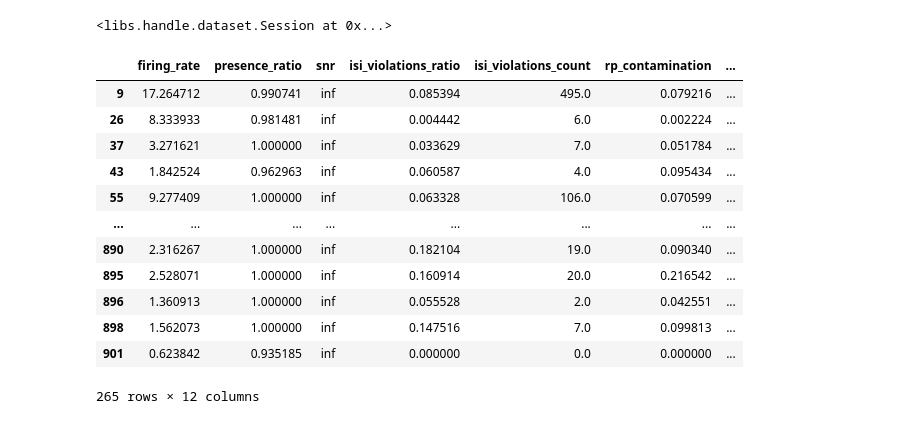
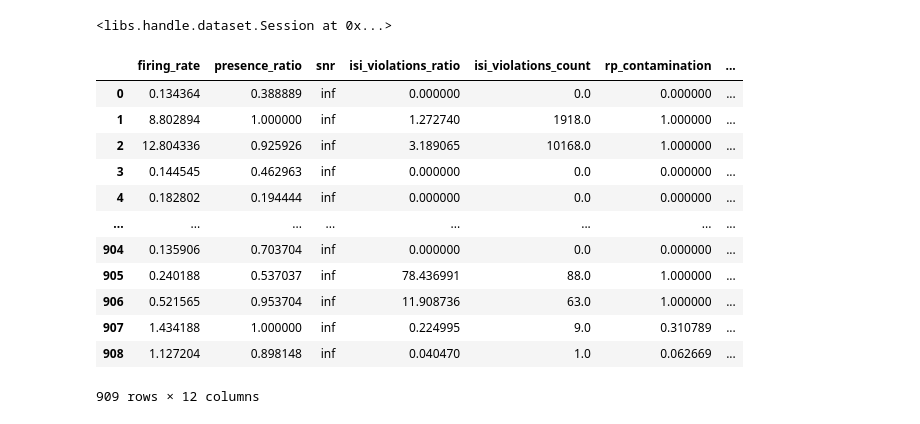
Before and after one commit to NeuralDynamics-Tamagawa/tc2025_shysgmt, a Jupyter notebook: notebook/quality_metrics.ipynb, the cells around one changed output. Drawn from its saved outputs; the diff is of its cells as text; code cells hidden in the pictures.

```diff
--- a/notebook/quality_metrics.ipynb
+++ b/notebook/quality_metrics.ipynb
@@ -40,16 +38,0 @@ sorting_analyzer = session.analyzer_clean
-# %%
-sorting_analyzer.extensions['quality_metrics'].get_data()
-# %% [output]
-|  | firing_rate | presence_ratio | snr | isi_violations_ratio | isi_violations_count | rp_contamination | ... |
-| 9 | 17.264712 | 0.990741 | inf | 0.085394 | 495.0 | 0.079216 | ... |
-| 26 | 8.333933 | 0.981481 | inf | 0.004442 | 6.0 | 0.002224 | ... |
-| 37 | 3.271621 | 1.000000 | inf | 0.033629 | 7.0 | 0.051784 | ... |
-| 43 | 1.842524 | 0.962963 | inf | 0.060587 | 4.0 | 0.095434 | ... |
-| 55 | 9.277409 | 1.000000 | inf | 0.063328 | 106.0 | 0.070599 | ... |
-| ... | ... | ... | ... | ... | ... | ... | ... |
-| 890 | 2.316267 | 1.000000 | inf | 0.182104 | 19.0 | 0.090340 | ... |
-| 895 | 2.528071 | 1.000000 | inf | 0.160914 | 20.0 | 0.216542 | ... |
-| 896 | 1.360913 | 1.000000 | inf | 0.055528 | 2.0 | 0.042551 | ... |
-| 898 | 1.562073 | 1.000000 | inf | 0.147516 | 7.0 | 0.099813 | ... |
-| 901 | 0.623842 | 0.935185 | inf | 0.000000 | 0.0 | 0.000000 | ... |
-265 rows × 12 columns
@@ -55,0 +43,20 @@ sorting_analyzer.extensions['quality_metrics'].get_data()
+# %%
+# load metrics.csv
+base_dir = session.sorting_analyzer_dir
+path = os.path.join(base_dir, 'extensions', 'quality_metrics', 'metrics.csv')
+metrics = pd.read_csv(path, index_col=0)
+metrics
+# %% [output]
+|  | firing_rate | presence_ratio | snr | isi_violations_ratio | isi_violations_count | rp_contamination | ... |
+| 0 | 0.134364 | 0.388889 | inf | 0.000000 | 0.0 | 0.000000 | ... |
+| 1 | 8.802894 | 1.000000 | inf | 1.272740 | 1918.0 | 1.000000 | ... |
+| 2 | 12.804336 | 0.925926 | inf | 3.189065 | 10168.0 | 1.000000 | ... |
+| 3 | 0.144545 | 0.462963 | inf | 0.000000 | 0.0 | 0.000000 | ... |
+| 4 | 0.182802 | 0.194444 | inf | 0.000000 | 0.0 | 0.000000 | ... |
+| ... | ... | ... | ... | ... | ... | ... | ... |
+| 904 | 0.135906 | 0.703704 | inf | 0.000000 | 0.0 | 0.000000 | ... |
+| 905 | 0.240188 | 0.537037 | inf | 78.436991 | 88.0 | 1.000000 | ... |
+| 906 | 0.521565 | 0.953704 | inf | 11.908736 | 63.0 | 1.000000 | ... |
+| 907 | 1.434188 | 1.000000 | inf | 0.224995 | 9.0 | 0.310789 | ... |
+| 908 | 1.127204 | 0.898148 | inf | 0.040470 | 1.0 | 0.062669 | ... |
+909 rows × 12 columns
```
Also changed, not shown: parts of 10 cells of this notebook, 2 other files.
